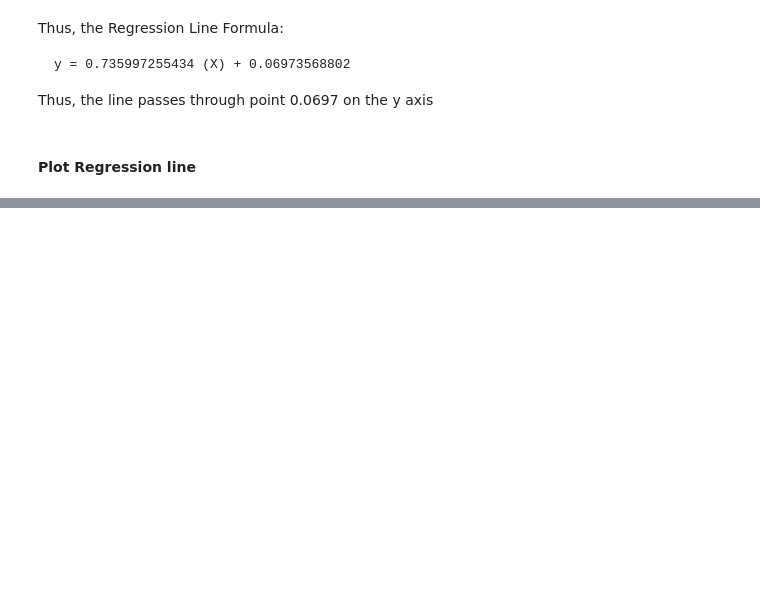
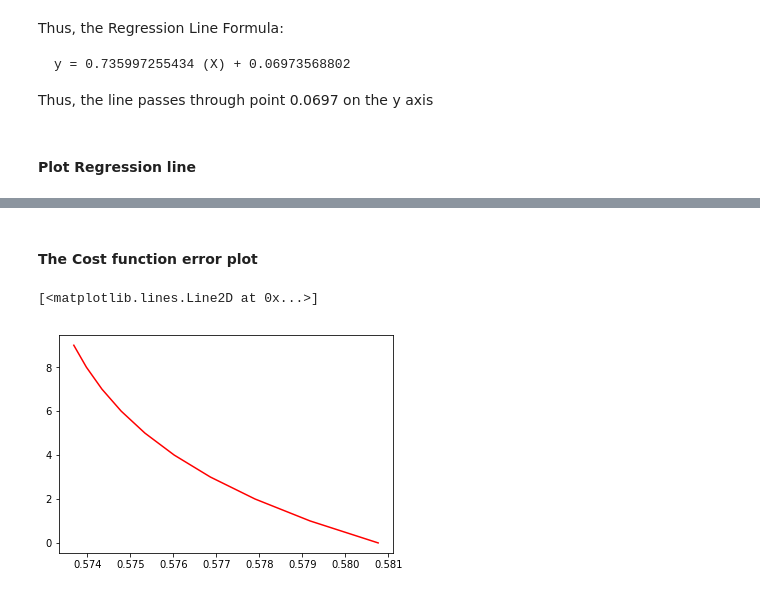
Before and after one commit to andela-wcyn/nse-ke-prediction, a Jupyter notebook: nse-prediction-grad-descent.ipynb, the cells around one changed output, grey strips where cells are left out. Saved outputs shown, nothing was run; the diff lists cells and outputs as text; code cells hidden in the pictures; blank space fills up the shorter version.

```diff
--- a/nse-prediction-grad-descent.ipynb
+++ b/nse-prediction-grad-descent.ipynb
@@ -251,0 +254,7 @@ plt.plot(X, m*X + c, '-')
+# %% [markdown]
+#### The Cost function error plot
+# %%
+plt.plot(errors, range(0, len(errors)), 'r-')
+# %% [output]
+[<matplotlib.lines.Line2D at 0x...>]
+[figure, added]
```
Also changed, not shown: parts of 3 cells of this notebook.
